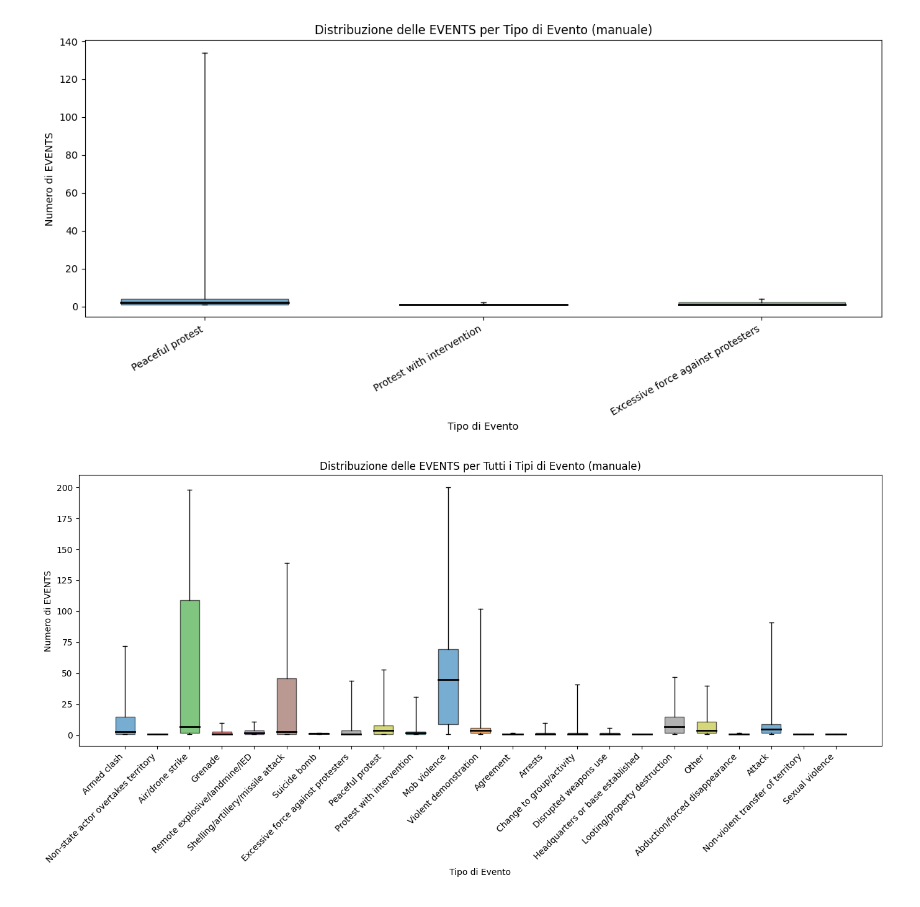
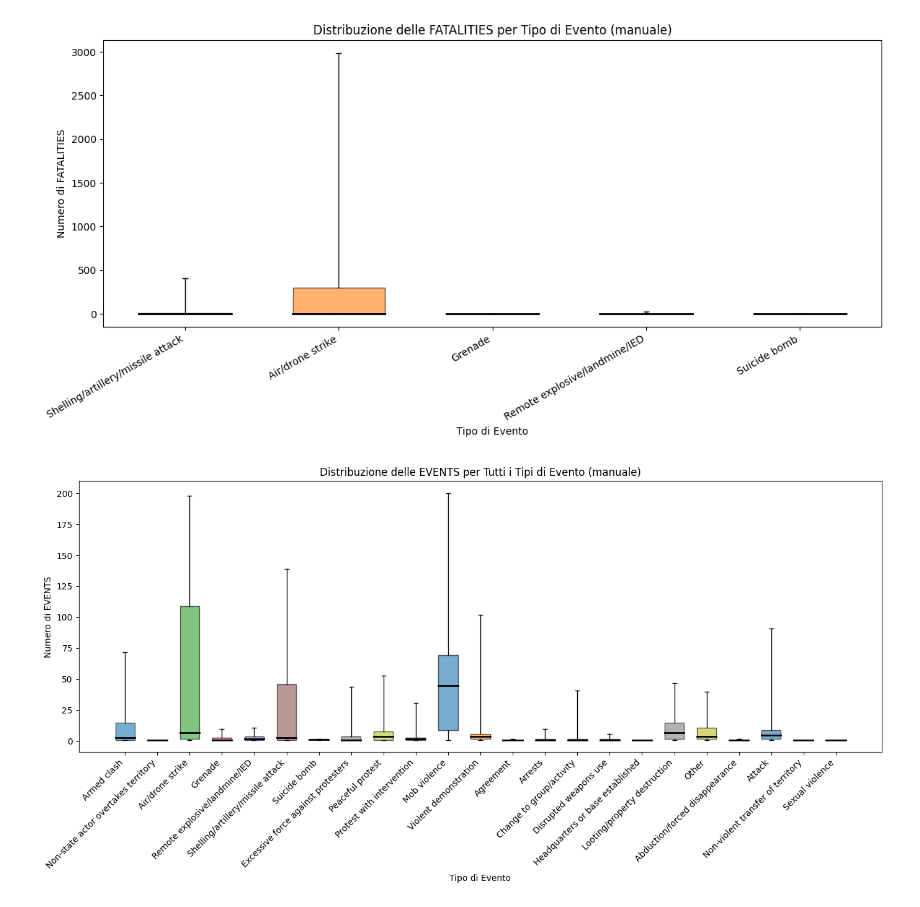
Before and after one commit to acossi-giorgio/datafour.github.io, a Jupyter notebook: etl/boxplot.ipynb, the cells around one changed output. Drawn from its saved outputs; the diff is of its cells as text; code cells hidden in the pictures.

```diff
--- a/etl/boxplot.ipynb
+++ b/etl/boxplot.ipynb
@@ -17,24 +17,26 @@ df = df[df['COUNTRY'] == 'Palestine']
 
 # Eventi da includere
 eventi_richiesti = [
-    'Peaceful protest',
-    'Protest with intervention',
-    'Excessive force against protesters'
+    'Shelling/artillery/missile attack',
+    'Air/drone strike',
+    'Grenade',
+    'Remote explosive/landmine/IED',
+    'Suicide bomb',
 ]
 
 # Verifica colonne
-required_cols = {'SUB_EVENT_TYPE', 'EVENTS'}
+required_cols = {'SUB_EVENT_TYPE', 'FATALITIES'}
 missing = required_cols - set(df.columns)
 if missing:
     raise ValueError(f"Colonne mancanti nel DataFrame: {missing}")
 
 # Filtro e normalizzazione numerica
 df_filtrato = (
-    df[df['SUB_EVENT_TYPE'].isin(eventi_richiesti)][['SUB_EVENT_TYPE','EVENTS']]
+    df[df['SUB_EVENT_TYPE'].isin(eventi_richiesti)][['SUB_EVENT_TYPE','FATALITIES']]
       .copy()
 )
-df_filtrato['EVENTS'] = pd.to_numeric(df_filtrato['EVENTS'], errors='coerce')
-df_filtrato = df_filtrato.dropna(subset=['EVENTS'])
+df_filtrato['FATALITIES'] = pd.to_numeric(df_filtrato['FATALITIES'], errors='coerce')
+df_filtrato = df_filtrato.dropna(subset=['FATALITIES'])
 
 if df_filtrato.empty:
     print('Nessun dato disponibile per gli eventi richiesti.')
@@ -44,7 +46,7 @@ else:
     colori = ['#1f77b4','#ff7f0e','#2ca02c','#d62728','#9467bd']
     drawn = 0
     for i, evt in enumerate(eventi_richiesti, start=1):
-        vals = df_filtrato.loc[df_filtrato['SUB_EVENT_TYPE']==evt,'EVENTS'].astype(float).tolist()
+        vals = df_filtrato.loc[df_filtrato['SUB_EVENT_TYPE']==evt,'FATALITIES'].astype(float).tolist()
         if len(vals) == 0:
             continue
         drawn += 1
@@ -54,36 +56,36 @@ else:
         # Quartili usando statistics.quantiles (metodo inclusivo)
         try:
             q1, med, q3 = quantiles(vals_sorted, n=4, method='inclusive')[0], quantiles(vals_sorted, n=2, method='inclusive')[0], quantiles(vals_sorted, n=4, method='inclusive')[2]
         except Exception:
             # Fallback semplice
             n = len(vals_sorted)
             q1 = vals_sorted[n//4]
             med = vals_sorted[n//2] if n % 2 == 1 else (vals_sorted[n//2-1]+vals_sorted[n//2])/2
             q3 = vals_sorted[(3*n)//4]
         # Disegno box (rettangolo da q1 a q3)
         rect = plt.Rectangle((i - box_width/2, q1), box_width, q3 - q1,
                              facecolor=colori[(i-1) % len(colori)], edgecolor='black', alpha=0.6)
         ax.add_patch(rect)
         # Median line
         ax.plot([i - box_width/2, i + box_width/2], [med, med], color='black', linewidth=2)
         # Whiskers
         ax.plot([i, i], [q3, massimo], color='black', linewidth=1)
         ax.plot([i, i], [minimo, q1], color='black', linewidth=1)
         # Min/Max markers
         ax.plot(i, minimo, marker='_', color='black')
         ax.plot(i, massimo, marker='_', color='black')
     if drawn == 0:
         print('Tutti i gruppi sono vuoti dopo il filtraggio.')
     else:
         ax.set_xticks(range(1, len(eventi_richiesti)+1))
         ax.set_xticklabels(eventi_richiesti, rotation=30, ha='right')
         ax.set_xlabel('Tipo di Evento')
-        ax.set_ylabel('Numero di EVENTS')
-        ax.set_title('Distribuzione delle EVENTS per Tipo di Evento (manuale)')
+        ax.set_ylabel('Numero di FATALITIES')
+        ax.set_title('Distribuzione delle FATALITIES per Tipo di Evento (manuale)')
         plt.tight_layout()
         plt.show()
 # %% [output]
-[figure, old version]
+[figure, new version]
 # %%
 import pandas as pd
 import matplotlib.pyplot as plt
```
Also changed, not shown: parts of 1 cell of this notebook, 8 other files.
